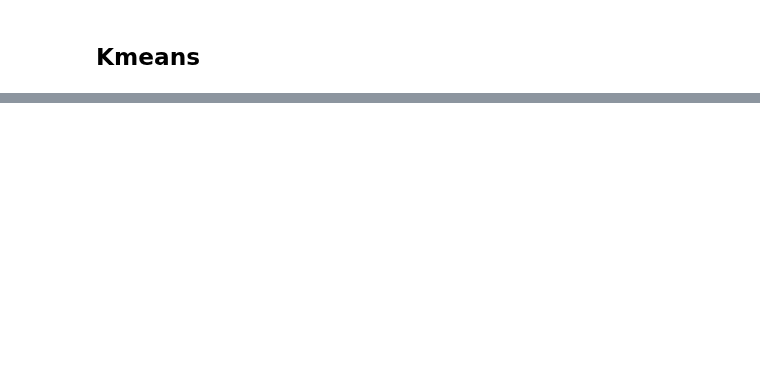
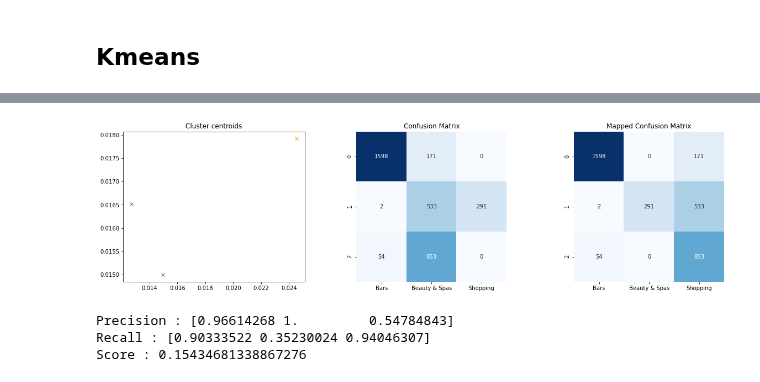
Before and after one commit to lkostakis/data-mining-NLP, a Jupyter notebook: ask3.ipynb, the cells around one changed output, grey strips where cells are left out. Cells and saved outputs as stored; diff of their text form; code cells hidden in the pictures; blank space fills up the shorter version.

```diff
--- a/ask3.ipynb
+++ b/ask3.ipynb
@@ -41,0 +51,5 @@ def get_index(business_id):
+# %%
+# Extracting unique buisness ids
+np_businesses = np.array(list_business)
+np_businesses_ids = np_businesses[:,0]
+np_businesses_ids
@@ -136,15 +138,2 @@ tfidf.vocabulary_
 # %% [markdown]
 ## Kmeans
-# %%
-from sklearn.cluster import KMeans
-import sklearn.cluster as sk_cluster
-import sklearn.metrics as metrics
-import matplotlib.pyplot as plt
-from sklearn.metrics import confusion_matrix
-import seaborn as sns
-
-kmeans = sk_cluster.KMeans(init='k-means++', n_clusters=3, n_init=25, max_iter=600, random_state=42)
-kmeans.fit_predict(fitted_vectorizer)
-y_pred = kmeans.labels_
-centroids = kmeans.cluster_centers_
-error = kmeans.inertia_
@@ -167,6 +198,6 @@ Cluster Centroids:
 # %%
 # True values table: Μatching categories to numbers
-true_labels = np_business[:,1]
+true_labels = np_businesses[:,1]
 for i in range(len(true_labels)):
     if true_labels[i]=='Bars':
         true_labels[i]=0
@@ -179,21 +210,5 @@ true_labels = [int(i) for i in true_labels]
 n0 = true_labels.count(0)
 n1 = true_labels.count(1)
 n2 = true_labels.count(2)
-print('0: {}, 1: {}, 2: {}, sum: {}'.format(n0, n1, n2, n0+n1+n2))
-
-# Confusion matrix
-cf_matrix = confusion_matrix(true_labels, y_pred)
-
-print("Confusion matrix : \n{}".format(cf_matrix))
-sns.heatmap(cf_matrix,  annot=True,
-                        cmap='Blues',
-                        cbar=False)
-plt.show()
-
-# Precision - Recall
-precision = metrics.precision_score(true_labels, y_pred, average=None)
-recall = metrics.recall_score(true_labels, y_pred, average = None)
-
-print("Precision : {}".format(precision))
-print("Recall : {}".format(recall))
+print('Bars: {}\nBeauty & Spas: {}\nShopping: {}\nSum: {}'.format(n0, n1, n2, n0+n1+n2))
 # %% [output]
@@ -244 +219,8 @@ Recall : [0.90439883 0.35667107 0.93648817]
+# %%
+Kmeans_winfo(3, true_labels, document_term_matrix)
+# %% [output]
+[figure, added]
+Precision : [0.96614268 1.         0.54784843]
+Recall : [0.90333522 0.35230024 0.94046307]
+Score : 0.15434681338867276
 # %%
```
Also changed, not shown: parts of 23 cells of this notebook.
